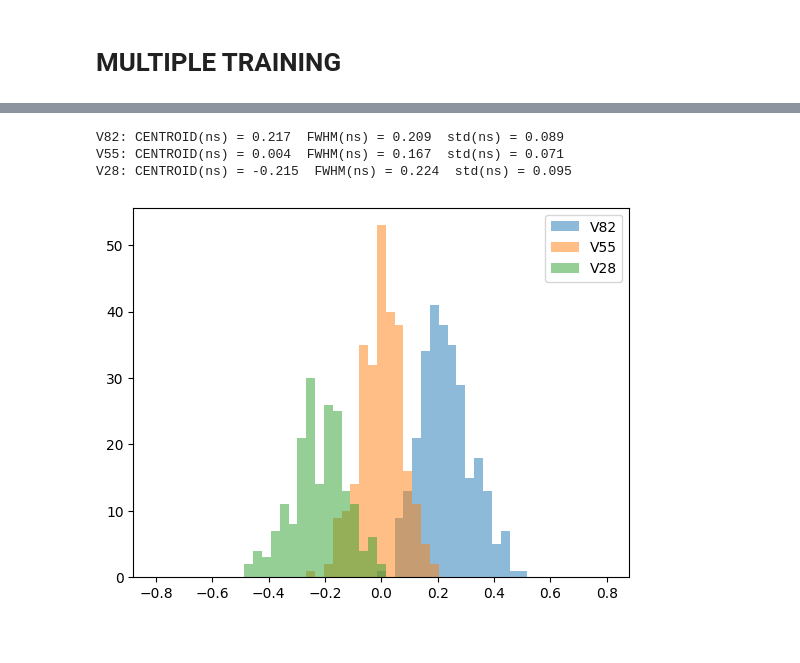
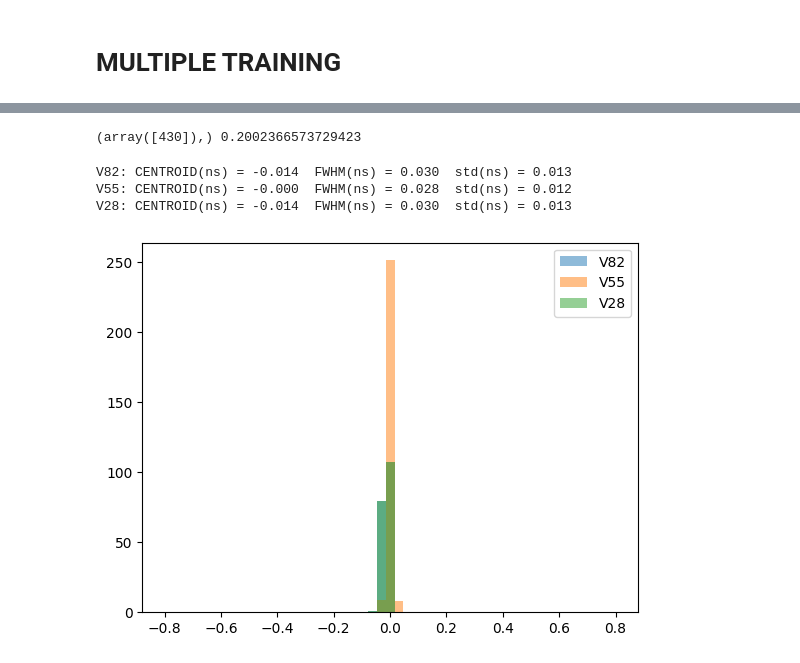
Before and after one commit to wjosefw/Signal-processing-with-Neural-networks, a Jupyter notebook: DEEP_TIMING_FUNCTION_FIT.ipynb, the cells around one changed output, grey strips where cells are left out. Saved outputs shown, nothing was run; the diff lists cells and outputs as text; code cells hidden in the pictures.

Commit message:
Added a more explicit Training loop

```diff
--- a/DEEP_TIMING_FUNCTION_FIT.ipynb
+++ b/DEEP_TIMING_FUNCTION_FIT.ipynb
@@ -74,8 +74,8 @@ print(pulsos_reales.shape)
 (736, 4800, 2)
 # %%
 #------------------------------------- Basic definitions ----------------------------------------
-Ncasos_sim = 100
-Ncasos_real = int(0.3*pulsos_reales.shape[0])
+Ncasos_sim = 0
+Ncasos_real = int(pulsos_reales.shape[0])
 Nc = 2
 
 t = np.linspace(0,Nt,Nt_new)
@@ -120,13 +137,19 @@ Text(0, 0.5, 'Voltage [A.U]')
 # %%
 #------------------------------ Create simulated pulses ---------------------------------
 INPUT_dec0 = np.zeros((Ncasos_sim,Nt_new))
+INPUT_dec1 = np.zeros((Ncasos_sim,Nt_new))
+
 
 for i in range(Ncasos_sim):
   centro = t0[i]
-  #PULSO = pulso(t, centro, tau_rise = tau_rise_dec1)
-  PULSO = pulso_escalon(t, centro, A= 0.7)
-  #PULSO = pulso_sigmoid(tiempo_new, centro, A = Photon_yield, center_window = center_window_dec0, rise_window = rise_window_dec0, tau_rise = tau_rise_dec0, tau_drop = tau_drop_dec0, NOISE = False)
-  INPUT_dec0[i,:] = PULSO
+  #PULSO_dec0 = pulso(t, centro,  tau_rise = tau_rise_dec0)
+  #PULSO_dec1 = pulso(t, centro, tau_rise = tau_rise_dec1)
+  PULSO_dec0 = pulso_escalon(t, centro, A = 0.7)
+  PULSO_dec1 = pulso_escalon(t, centro, A = 0.7)
+  #PULSO_dec0 = pulso_sigmoid(tiempo_new, centro, A = Photon_yield, center_window = center_window_dec0, rise_window = rise_window_dec0, tau_rise = tau_rise_dec0, tau_drop = tau_drop_dec0, NOISE = False)
+  #PULSO_dec1 = pulso_sigmoid(tiempo_new, centro, A = Photon_yield, center_window = center_window_dec1, rise_window = rise_window_dec1, tau_rise = tau_rise_dec1, tau_drop = tau_drop_dec1, NOISE = False)
+  INPUT_dec0[i,:] = PULSO_dec0
+  INPUT_dec1[i,:] = PULSO_dec1
 # %%
 #-------------------------------- Delay simulated pulses --------------------------------------------
 INPUT_dec0, REF_dec0 = create_and_delay_pulse_pair(INPUT_dec0, new_time_step, delay_steps = 32, NOISE = True)
@@ -420,0 +285,9 @@ Error:
+# %%
+model_dec0 = Fit_to_exp_model(int(stop-start), NN = 32, STD_INIT = 1)
+model_dec1 = Fit_to_exp_model(int(stop-start), NN = 32, STD_INIT = 1)
+
+opt_dec0 = tf.keras.optimizers.AdamW(learning_rate = 5e-3)
+opt_dec1 = tf.keras.optimizers.AdamW(learning_rate = 5e-3)
+
+OUT_DEC0_V28, OUT_DEC0_V55, OUT_DEC0_V82 = train_model(model_dec0, opt_dec0, trainX_dec0, REF_train_dec0, REFERENCE_PULSE_dec0, tiempo_new[start:stop], channel = 0, epochs = 500, batch_size = 16)
+OUT_DEC1_V28, OUT_DEC1_V55, OUT_DEC1_V82 = train_model(model_dec1, opt_dec1, trainX_dec1, REF_train_dec1, REFERENCE_PULSE_dec1, tiempo_new[start:stop], channel = 1, epochs = 500, batch_size = 16)
@@ -420,0 +315,8 @@ Error:
+# %%
+#TOFN_V82 = OUTA_DEC0_REF_V82[:,0] - OUTA_DEC1_REF_V82[:,0]
+#TOFN_V55 = OUTA_DEC0_REF_V55[:,0] - OUTA_DEC1_REF_V55[:,0]
+#TOFN_V28 = OUTA_DEC0_REF_V28[:,0] - OUTA_DEC1_REF_V28[:,0]
+
+TOFN_V82 = np.squeeze(OUT_DEC0_V82) - np.squeeze(OUT_DEC1_V82)
+TOFN_V55 = np.squeeze(OUT_DEC0_V55) - np.squeeze(OUT_DEC1_V55)
+TOFN_V28 = np.squeeze(OUT_DEC0_V28) - np.squeeze(OUT_DEC1_V28)
@@ -421,32 +329,36 @@ Error:
+# %%
+print(np.where(epsilon == np.min(epsilon)), np.min(epsilon))
+# %% [output]
+(array([430]),) 0.2002366573729423
 # %%
-epoch = 43
+index = 430
 #------------------------------------------- Histogram and gaussian fit -----------------------------------------------
-nbins=51
-histogN_V82, binsN, patchesN  = plt.hist(TOFN_V82_array[index,epoch,:] - np.mean(TOFN_V55_array[index,epoch,:]), bins = nbins, range = [-0.8,0.8], alpha = 0.5, label = 'V82');
+nbins = 51
+histogN_V82, binsN, patchesN  = plt.hist(TOFN_V82[index,:] - np.mean(TOFN_V55[index,:]), bins = nbins, range = [-0.8,0.8], alpha = 0.5, label = 'V82');
 cbinsN = 0.5*(binsN[1:]+binsN[0:-1])
 HN, AN, x0N_V82, sigmaN_V82 = gauss_fit(cbinsN, histogN_V82)
 
-histogN_V55, binsN, patchesN  = plt.hist(TOFN_V55_array[index,epoch,:] - np.mean(TOFN_V55_array[index,epoch,:]), bins = nbins, range = [-0.8,0.8], alpha = 0.5, label = 'V55');
+histogN_V55, binsN, patchesN  = plt.hist(TOFN_V55[index,:] - np.mean(TOFN_V55[index,:]), bins = nbins, range = [-0.8,0.8], alpha = 0.5, label = 'V55');
 cbinsN = 0.5*(binsN[1:]+binsN[0:-1])
 HN, AN, x0N_V55, sigmaN_V55 = gauss_fit(cbinsN, histogN_V55)
 
-histogN_V28, binsN, patchesN  = plt.hist(TOFN_V28_array[index,epoch,:] - np.mean(TOFN_V55_array[index,epoch,:]), bins = nbins, range = [-0.8,0.8], alpha = 0.5, label = 'V28');
+histogN_V28, binsN, patchesN  = plt.hist(TOFN_V28[index,:] - np.mean(TOFN_V55[index,:]), bins = nbins, range = [-0.8,0.8], alpha = 0.5, label = 'V28');
 cbinsN = 0.5*(binsN[1:]+binsN[0:-1])
 HN, AN, x0N_V28, sigmaN_V28 = gauss_fit(cbinsN, histogN_V28)
 plt.legend()
 
 
 FWHMN_V82 = 2.35482 * sigmaN_V82
 FWHMN_V55 = 2.35482 * sigmaN_V55
 FWHMN_V28 = 2.35482 * sigmaN_V28
 
 
 print('')
 print("V82: CENTROID(ns) = %.3f  FWHM(ns) = %.3f  std(ns) = %.3f" % (x0N_V82, FWHMN_V82, sigmaN_V82))
 print("V55: CENTROID(ns) = %.3f  FWHM(ns) = %.3f  std(ns) = %.3f" % (x0N_V55, FWHMN_V55, sigmaN_V55))
 print("V28: CENTROID(ns) = %.3f  FWHM(ns) = %.3f  std(ns) = %.3f" % (x0N_V28, FWHMN_V28, sigmaN_V28))
 # %% [output]
-V82: CENTROID(ns) = 0.217  FWHM(ns) = 0.209  std(ns) = 0.089
-V55: CENTROID(ns) = 0.004  FWHM(ns) = 0.167  std(ns) = 0.071
-V28: CENTROID(ns) = -0.215  FWHM(ns) = 0.224  std(ns) = 0.095
+V82: CENTROID(ns) = -0.014  FWHM(ns) = 0.030  std(ns) = 0.013
+V55: CENTROID(ns) = -0.000  FWHM(ns) = 0.028  std(ns) = 0.012
+V28: CENTROID(ns) = -0.014  FWHM(ns) = 0.030  std(ns) = 0.013
-[figure, old version]
+[figure, new version]
```
Also changed, not shown: parts of 25 cells of this notebook.
